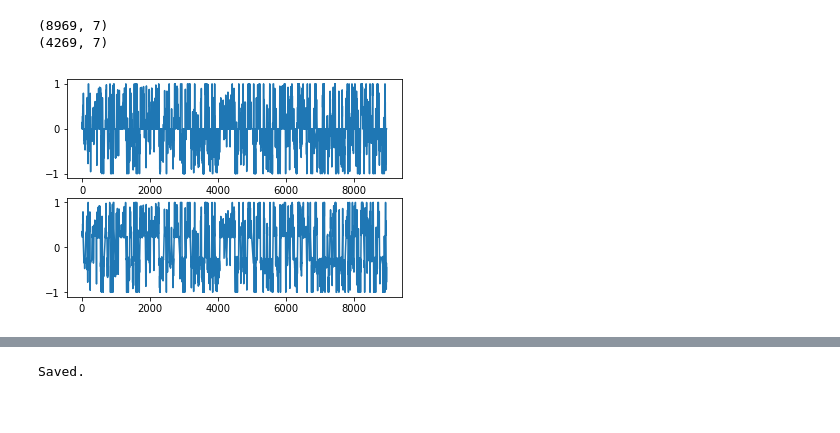
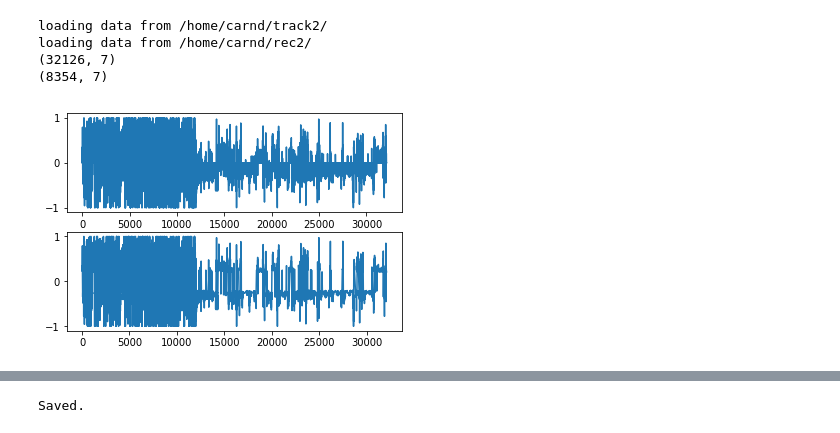
Before and after one commit to tempflip/CarND-Behavioral-Cloning-P3, a Jupyter notebook: generate_model.py.ipynb, the cells around one changed output, grey strips where cells are left out. Drawn from its saved outputs; the diff is of its cells as text; code cells hidden in the pictures.

```diff
--- a/generate_model.py.ipynb
+++ b/generate_model.py.ipynb
@@ -1,5 +1,5 @@
 # %%
-onServer = False
+onServer = True
 
 MIN_STEERING = 0.20
 STEERING_ADJUST = 1
@@ -10,44 +10,63 @@ import pandas as pd
 import matplotlib.pyplot as plt
 %matplotlib inline
 
-LOG_DIR = '/Users/tempflip/Desktop/track2/'
-SERVER_LOG_DIR = '/home/carnd/rec2/'
+HOME_ROOT = '/Users/tempflip/Desktop/'
+SERVER_ROOT = '/home/carnd/'
+
+
+SERVER_LOG_DIR = '/home/carnd/track2/'
+SERVER_LOG_DIR2 = '/home/carnd/rec2/'
 LOG_FILE  = 'driving_log.csv'
+
+#if onServer : dr = SERVER_LOG_DIR
+#else : dr = LOG_DIR
+
+row_list = []
+def add_rows_to_rowlist(row_list, log_dir):
+    print ('loading data from', log_dir)
+    with open(log_dir + '/' + LOG_FILE, 'r') as f:
+        reader = csv.reader(f)
+        for row in reader:
+            row[0] = row[0].replace(HOME_ROOT, SERVER_ROOT)
+            row[1] = row[0].replace(HOME_ROOT, SERVER_ROOT)
+            row[2] = row[0].replace(HOME_ROOT, SERVER_ROOT)
+            row_list.append(row)
+    return row_list
+
+row_list = add_rows_to_rowlist(row_list, SERVER_LOG_DIR)
+row_list = add_rows_to_rowlist(row_list, SERVER_LOG_DIR2)
+
 log = []
-
-if onServer : dr = SERVER_LOG_DIR
-else : dr = LOG_DIR
-
-with open(dr + '/' + LOG_FILE, 'r') as f:
-    reader = csv.reader(f)
-    log = pd.DataFrame([row for row in reader], columns=['CENTER',
+log = pd.DataFrame([row for row in row_list], columns=['CENTER',
                                                          'LEFT',
                                                          'RIGHT',
                                                          'STEERING',
                                                          'THROTTLE',
                                                          'BRAKE',
                                                          'SPEED'
                                                         ])
 
 log['STEERING'] = pd.to_numeric(log['STEERING'])
 
 plt.subplot(2,1,1)
 plt.plot(log['STEERING'])
 
 print (log.values.shape)
 
 clean_log = log[log['STEERING'].abs() > MIN_STEERING]
 
 
 plt.subplot(2,1,2)
 plt.plot(clean_log['STEERING'])
 
 
 log = clean_log
 print (log.values.shape)
 
 #log['STEERING'] *= STEERING_ADJUST
 # %% [output]
-(8969, 7)
-(4269, 7)
+loading data from /home/carnd/track2/
+loading data from /home/carnd/rec2/
+(32126, 7)
+(8354, 7)
-[figure, old version]
+[figure, new version]
```
Also changed, not shown: parts of 7 cells of this notebook.
